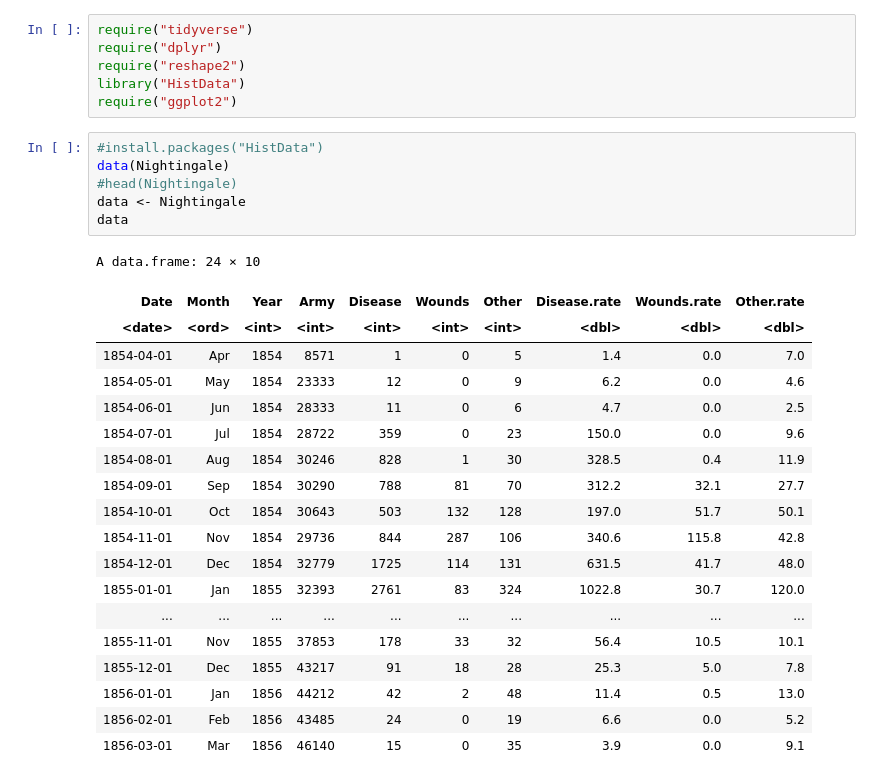
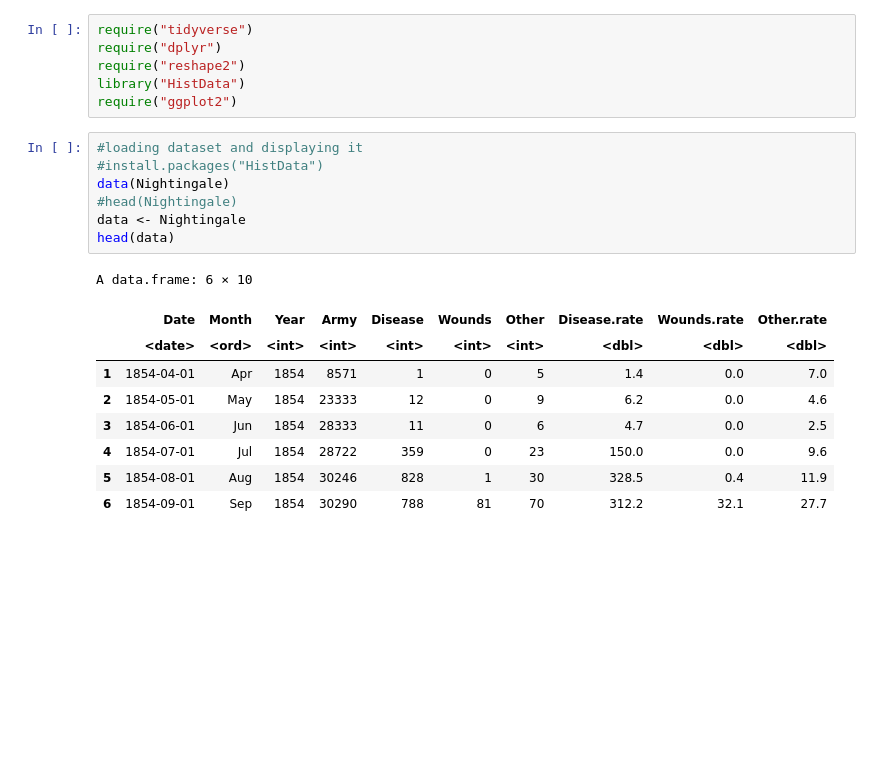
Before and after one commit to snehasri25/Data-Visualization, a Jupyter notebook: Nightingale.ipynb, the cells around one changed output. Saved outputs shown, nothing was run; the diff lists cells and outputs as text; blank space fills up the shorter version.

```diff
--- a/Nightingale.ipynb
+++ b/Nightingale.ipynb
@@ -7,29 +7,20 @@ require("reshape2")
 library("HistData")
 require("ggplot2")
 # %%
+#loading dataset and displaying it
 #install.packages("HistData")
 data(Nightingale)
 #head(Nightingale)
 data <- Nightingale
-data
+head(data)
 # %% [output]
-A data.frame: 24 × 10
+A data.frame: 6 × 10
-| Date | Month | Year | Army | Disease | Wounds | Other | Disease.rate | Wounds.rate | Other.rate |
-| <date> | <ord> | <int> | <int> | <int> | <int> | <int> | <dbl> | <dbl> | <dbl> |
-| 1854-04-01 | Apr | 1854 | 8571 | 1 | 0 | 5 | 1.4 | 0.0 | 7.0 |
-| 1854-05-01 | May | 1854 | 23333 | 12 | 0 | 9 | 6.2 | 0.0 | 4.6 |
-| 1854-06-01 | Jun | 1854 | 28333 | 11 | 0 | 6 | 4.7 | 0.0 | 2.5 |
-| 1854-07-01 | Jul | 1854 | 28722 | 359 | 0 | 23 | 150.0 | 0.0 | 9.6 |
-| 1854-08-01 | Aug | 1854 | 30246 | 828 | 1 | 30 | 328.5 | 0.4 | 11.9 |
-| 1854-09-01 | Sep | 1854 | 30290 | 788 | 81 | 70 | 312.2 | 32.1 | 27.7 |
-| 1854-10-01 | Oct | 1854 | 30643 | 503 | 132 | 128 | 197.0 | 51.7 | 50.1 |
-| 1854-11-01 | Nov | 1854 | 29736 | 844 | 287 | 106 | 340.6 | 115.8 | 42.8 |
-| 1854-12-01 | Dec | 1854 | 32779 | 1725 | 114 | 131 | 631.5 | 41.7 | 48.0 |
-| 1855-01-01 | Jan | 1855 | 32393 | 2761 | 83 | 324 | 1022.8 | 30.7 | 120.0 |
-| ... | ... | ... | ... | ... | ... | ... | ... | ... | ... |
-| 1855-11-01 | Nov | 1855 | 37853 | 178 | 33 | 32 | 56.4 | 10.5 | 10.1 |
-| 1855-12-01 | Dec | 1855 | 43217 | 91 | 18 | 28 | 25.3 | 5.0 | 7.8 |
-| 1856-01-01 | Jan | 1856 | 44212 | 42 | 2 | 48 | 11.4 | 0.5 | 13.0 |
-| 1856-02-01 | Feb | 1856 | 43485 | 24 | 0 | 19 | 6.6 | 0.0 | 5.2 |
-| 1856-03-01 | Mar | 1856 | 46140 | 15 | 0 | 35 | 3.9 | 0.0 | 9.1 |
+|  | Date | Month | Year | Army | Disease | Wounds | Other | Disease.rate | Wounds.rate | Other.rate |
+|  | <date> | <ord> | <int> | <int> | <int> | <int> | <int> | <dbl> | <dbl> | <dbl> |
+| 1 | 1854-04-01 | Apr | 1854 | 8571 | 1 | 0 | 5 | 1.4 | 0.0 | 7.0 |
+| 2 | 1854-05-01 | May | 1854 | 23333 | 12 | 0 | 9 | 6.2 | 0.0 | 4.6 |
+| 3 | 1854-06-01 | Jun | 1854 | 28333 | 11 | 0 | 6 | 4.7 | 0.0 | 2.5 |
+| 4 | 1854-07-01 | Jul | 1854 | 28722 | 359 | 0 | 23 | 150.0 | 0.0 | 9.6 |
+| 5 | 1854-08-01 | Aug | 1854 | 30246 | 828 | 1 | 30 | 328.5 | 0.4 | 11.9 |
+| 6 | 1854-09-01 | Sep | 1854 | 30290 | 788 | 81 | 70 | 312.2 | 32.1 | 27.7 |
 # %%
```
Also changed, not shown: parts of 9 cells of this notebook.
